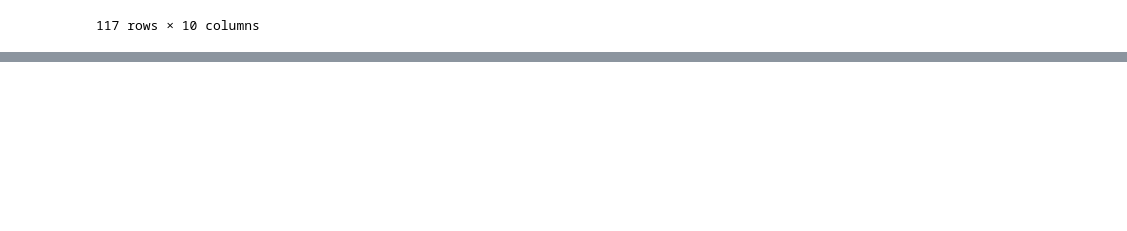
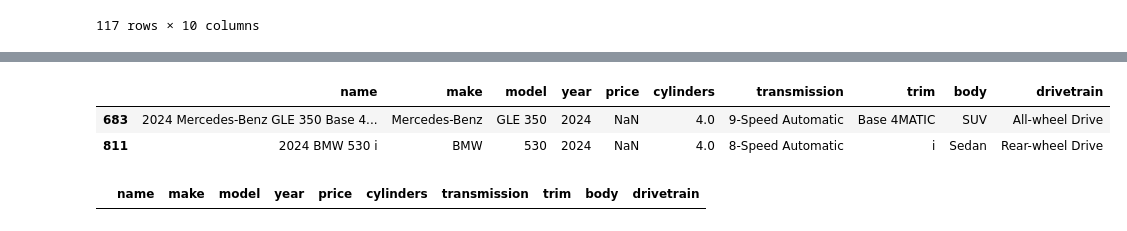
Before and after one commit to ellioc/VehicleRecalls2024, a Jupyter notebook: cleaningData.ipynb, the cells around one changed output, grey strips where cells are left out. Drawn from its saved outputs; the diff is of its cells as text; code cells hidden in the pictures; blank space fills up the shorter version.

```diff
--- a/cleaningData.ipynb
+++ b/cleaningData.ipynb
@@ -139,6 +139,18 @@ df_CarList[df_CarList.isnull().any(axis=1)]
 | 876 | 2024 Ford Edge SE | Ford | Edge | 2024 | NaN | 4.0 | 8-Speed Automatic | SE | SUV | All-wheel Drive |
 | 937 | 2024 Dodge Hornet GT | Dodge | Hornet | 2024 | NaN | 4.0 | 9-Speed Automatic | GT | SUV | All-wheel Drive |
 | 943 | 2024 Ford Edge ST-Line | Ford | Edge | 2024 | NaN | 4.0 | 8-Speed Automatic | ST-Line | SUV | All-wheel Drive |
+# %%
+df_CarList['price'] = df_CarList['price'].fillna(df.groupby('model')['price'].transform('mean'))
+df_CarList[df_CarList.isnull().any(axis=1)]
+# %% [output]
+|  | name | make | model | year | price | cylinders | transmission | trim | body | drivetrain |
+| 683 | 2024 Mercedes-Benz GLE 350 Base 4... | Mercedes-Benz | GLE 350 | 2024 | NaN | 4.0 | 9-Speed Automatic | Base 4MATIC | SUV | All-wheel Drive |
+| 811 | 2024 BMW 530 i | BMW | 530 | 2024 | NaN | 4.0 | 8-Speed Automatic | i | Sedan | Rear-wheel Drive |
+# %%
+df_CarList['price'] = df_CarList['price'].fillna(df.groupby('make')['price'].transform('mean'))
+df_CarList[df_CarList.isnull().any(axis=1)]
+# %% [output]
+|  | name | make | model | year | price | cylinders | transmission | trim | body | drivetrain |
 # %%
 df_CarList.isnull().sum()
 # %% [output]
```
Also changed, not shown: parts of 6 cells of this notebook, 1 other file.
